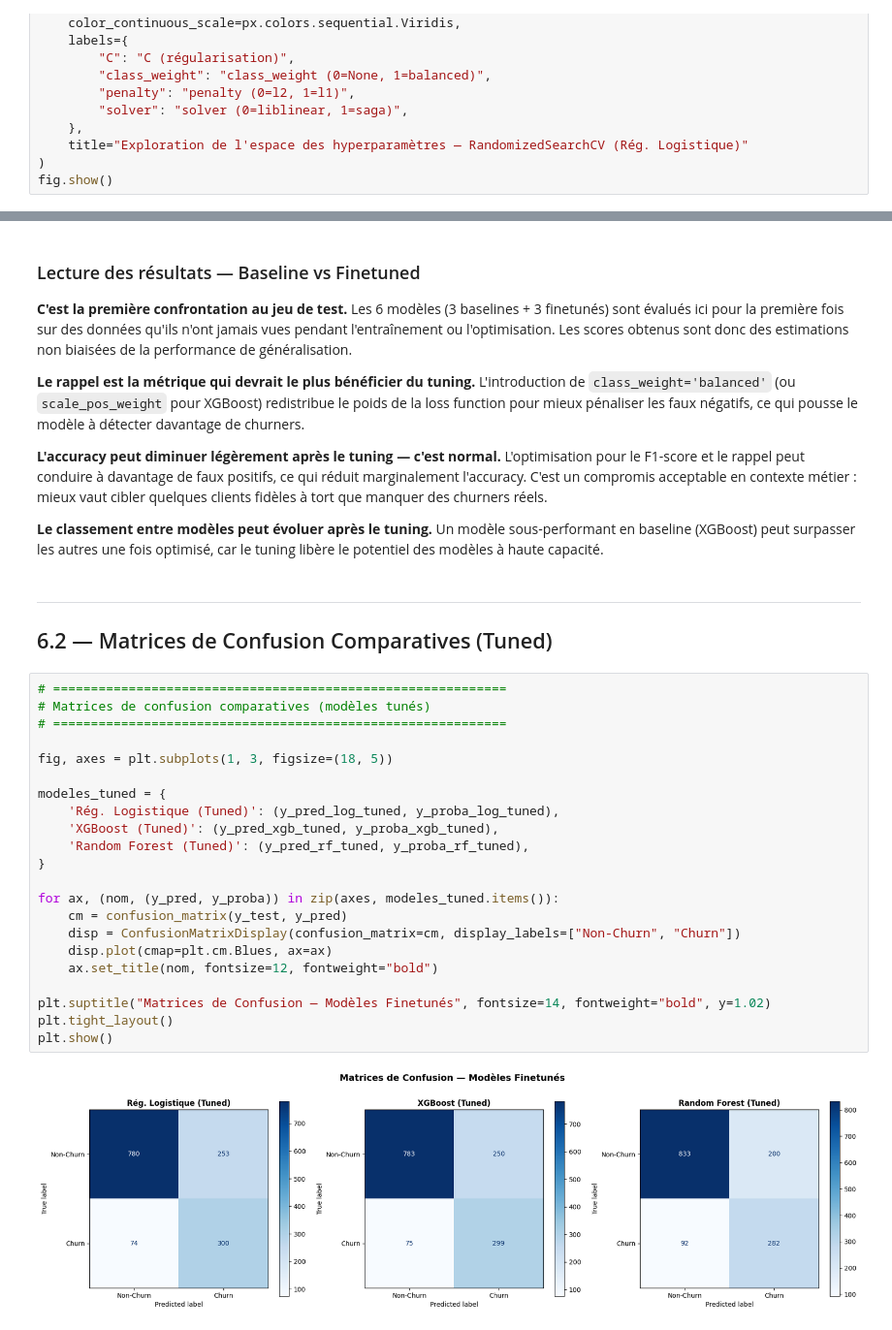
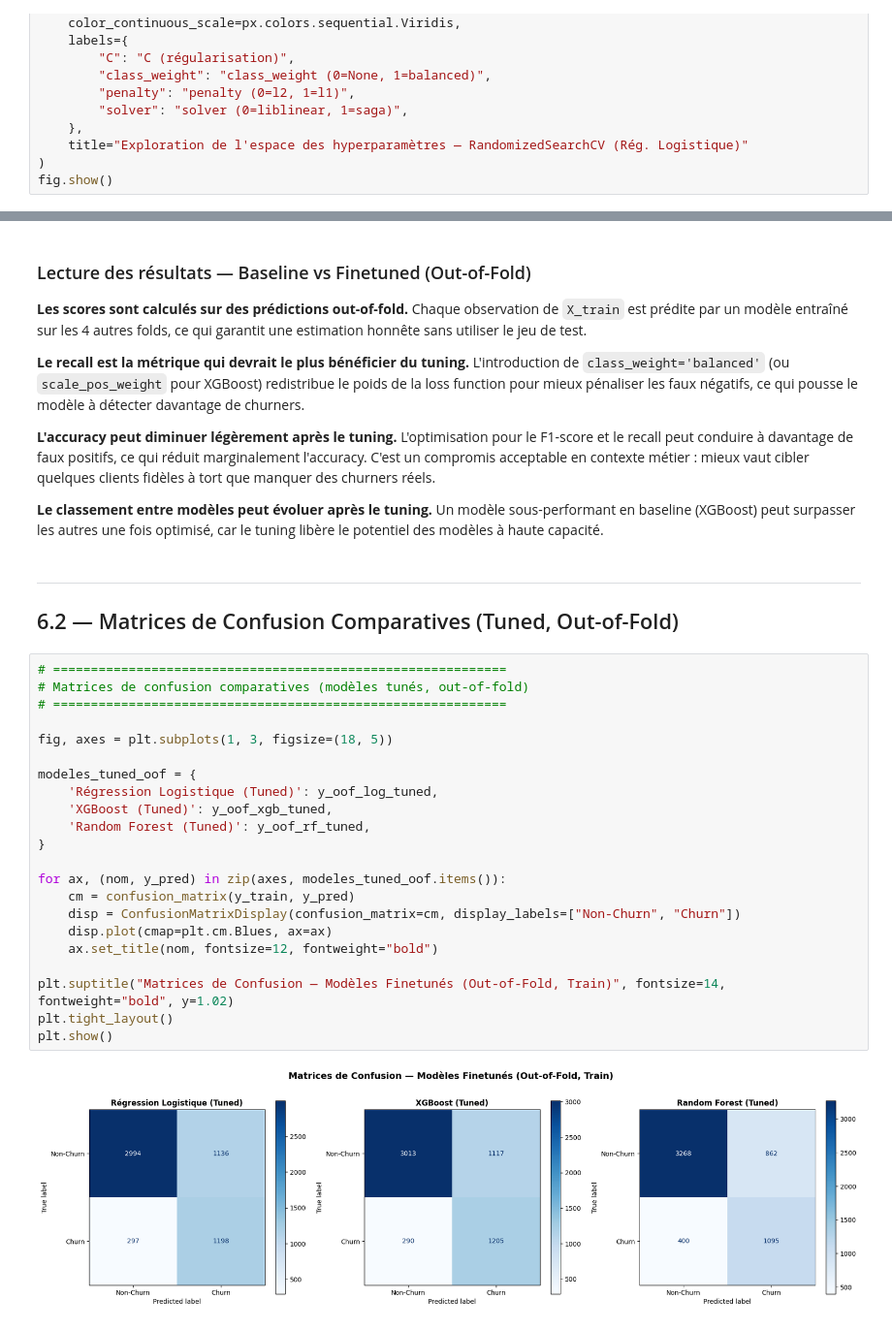
Before and after one commit to Dylan-Jbt/Scoring_de_churn_client, a Jupyter notebook: notebooks/03_finetuned_model.ipynb, the cells around one changed output, grey strips where cells are left out. Shown at 97% size. Saved outputs shown, nothing was run; the diff lists cells and outputs as text.

```diff
--- a/notebooks/03_finetuned_model.ipynb
+++ b/notebooks/03_finetuned_model.ipynb
@@ -1095,39 +1000,39 @@ styled_comp
 # %% [markdown]
-### Lecture des résultats — Baseline vs Finetuned
+### Lecture des résultats — Baseline vs Finetuned (Out-of-Fold)
 
-**C'est la première confrontation au jeu de test.** Les 6 modèles (3 baselines + 3 finetunés) sont évalués ici pour la première fois sur des données qu'ils n'ont jamais vues pendant l'entraînement ou l'optimisation. Les scores obtenus sont donc des estimations non biaisées de la performance de généralisation.
+**Les scores sont calculés sur des prédictions out-of-fold.** Chaque observation de `X_train` est prédite par un modèle entraîné sur les 4 autres folds, ce qui garantit une estimation honnête sans utiliser le jeu de test.
 
-**Le rappel est la métrique qui devrait le plus bénéficier du tuning.** L'introduction de `class_weight='balanced'` (ou `scale_pos_weight` pour XGBoost) redistribue le poids de la loss function pour mieux pénaliser les faux négatifs, ce qui pousse le modèle à détecter davantage de churners.
+**Le recall est la métrique qui devrait le plus bénéficier du tuning.** L'introduction de `class_weight='balanced'` (ou `scale_pos_weight` pour XGBoost) redistribue le poids de la loss function pour mieux pénaliser les faux négatifs, ce qui pousse le modèle à détecter davantage de churners.
 
-**L'accuracy peut diminuer légèrement après le tuning — c'est normal.** L'optimisation pour le F1-score et le rappel peut conduire à davantage de faux positifs, ce qui réduit marginalement l'accuracy. C'est un compromis acceptable en contexte métier : mieux vaut cibler quelques clients fidèles à tort que manquer des churners réels.
+**L'accuracy peut diminuer légèrement après le tuning.** L'optimisation pour le F1-score et le recall peut conduire à davantage de faux positifs, ce qui réduit marginalement l'accuracy. C'est un compromis acceptable en contexte métier : mieux vaut cibler quelques clients fidèles à tort que manquer des churners réels.
 
 **Le classement entre modèles peut évoluer après le tuning.** Un modèle sous-performant en baseline (XGBoost) peut surpasser les autres une fois optimisé, car le tuning libère le potentiel des modèles à haute capacité.
 # %% [markdown]
 ---
 
-## 6.2 — Matrices de Confusion Comparatives (Tuned)
+## 6.2 — Matrices de Confusion Comparatives (Tuned, Out-of-Fold)
 # %%
 # ============================================================
-# Matrices de confusion comparatives (modèles tunés)
+# Matrices de confusion comparatives (modèles tunés, out-of-fold)
 # ============================================================
 
 fig, axes = plt.subplots(1, 3, figsize=(18, 5))
 
-modeles_tuned = {
-    'Rég. Logistique (Tuned)': (y_pred_log_tuned, y_proba_log_tuned),
-    'XGBoost (Tuned)': (y_pred_xgb_tuned, y_proba_xgb_tuned),
-    'Random Forest (Tuned)': (y_pred_rf_tuned, y_proba_rf_tuned),
+modeles_tuned_oof = {
+    'Régression Logistique (Tuned)': y_oof_log_tuned,
+    'XGBoost (Tuned)': y_oof_xgb_tuned,
+    'Random Forest (Tuned)': y_oof_rf_tuned,
 }
 
-for ax, (nom, (y_pred, y_proba)) in zip(axes, modeles_tuned.items()):
-    cm = confusion_matrix(y_test, y_pred)
+for ax, (nom, y_pred) in zip(axes, modeles_tuned_oof.items()):
+    cm = confusion_matrix(y_train, y_pred)
     disp = ConfusionMatrixDisplay(confusion_matrix=cm, display_labels=["Non-Churn", "Churn"])
     disp.plot(cmap=plt.cm.Blues, ax=ax)
     ax.set_title(nom, fontsize=12, fontweight="bold")
 
-plt.suptitle("Matrices de Confusion — Modèles Finetunés", fontsize=14, fontweight="bold", y=1.02)
+plt.suptitle("Matrices de Confusion — Modèles Finetunés (Out-of-Fold, Train)", fontsize=14, fontweight="bold", y=1.02)
 plt.tight_layout()
 plt.show()
 # %% [output]
-[figure, old version]
+[figure, new version]
 # %% [markdown]
```
Also changed, not shown: parts of 45 cells of this notebook, 2 other files.
